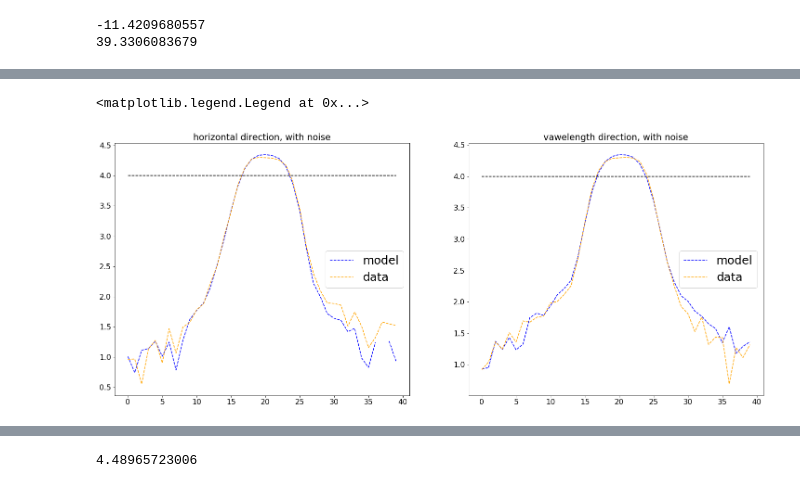
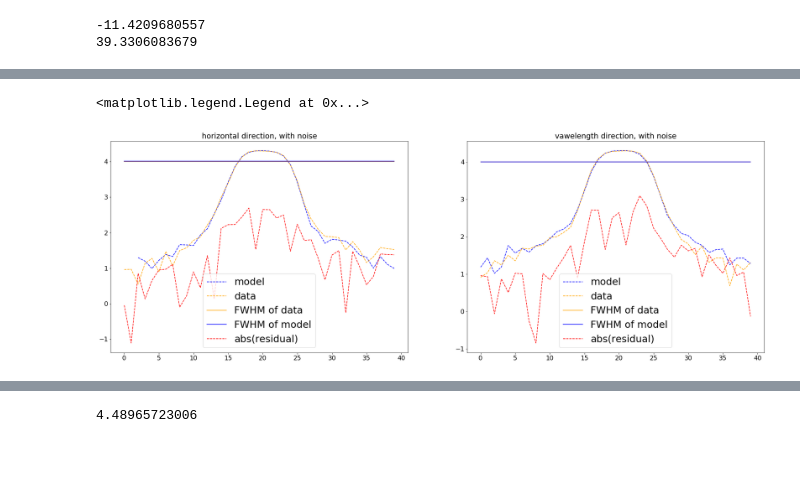
Before and after one commit to Subaru-PFS/dev_2ddrp, a Jupyter notebook: Zernike_Work.ipynb, the cells around one changed output, grey strips where cells are left out. Cells and saved outputs as stored; diff of their text form; code cells hidden in the pictures; blank space fills up the shorter version.

```diff
--- a/Zernike_Work.ipynb
+++ b/Zernike_Work.ipynb
@@ -791,8 +982,8 @@ file.close()
 # %% [markdown]
 ## Analysis
 # %%
-results_of_fit_single=pd.DataFrame(np.zeros((9,len(columns))).reshape(-1,len(columns)),index=['-2','-1.5','-1','-0.5','0','0.5','1','1.5','2'],columns=columns)
-err_results_of_fit_single=pd.DataFrame(np.zeros((9,len(columns))).reshape(-1,len(columns)),index=['-2','-1.5','-1','-0.5','0','0.5','1','1.5','2'],columns=columns)
+results_of_fit_single=pd.DataFrame(np.zeros((10,len(columns))).reshape(-1,len(columns)),index=['-2','-1.5','-1','-0.5','0','0','0.5','1','1.5','2'],columns=columns)
+err_results_of_fit_single=pd.DataFrame(np.zeros((10,len(columns))).reshape(-1,len(columns)),index=['-2','-1.5','-1','-0.5','0','0','0.5','1','1.5','2'],columns=columns)
 # %%
 results_of_fit_single
 # %% [output]
@@ -915,5 +1107,5 @@ array([-0.18050488, -0.02104639, -0.02129827, -0.35078542,  0.03569795,
 # %%
-IMAGES_FOLDER='/Users/nevencaplar/Documents/PFS/Images/Aug15/'
+IMAGES_FOLDER='/Users/nevencaplar/Documents/PFS/Images/'+str(date)+'/'
 
 solution_at_0=[]
 for q in columns:
@@ -923,6 +1115,8 @@ for q in columns:
 
     index_arr=np.array(results_of_fit_single.index.values)
     index_arr=np.array(map(float,index_arr))
+    index_arr_plot=np.copy(index_arr)
+    index_arr_plot[5]=index_arr_plot[5]+0.01
 
     fit_res=[]
     if q[0] == 'z':
@@ -936,7 +1130,7 @@ for q in columns:
 
     solution_at_0.append(fit_res[5])
     plt.figure(figsize=(20,10))
-    plt.errorbar(index_arr,z4_arr,yerr=z4_arr_err,color='blue',fmt='o',elinewidth=2,capsize=10,markeredgewidth=2,label='single fit results')
+    plt.errorbar(index_arr_plot,z4_arr,yerr=z4_arr_err,color='blue',fmt='o',elinewidth=2,capsize=10,markeredgewidth=2,label='single fit results')
     plt.plot(np.linspace(-2.5,2.5,11),fit_res,color='orange',label='fit')
     plt.plot(np.linspace(-2.5,2.5,11),np.zeros((11,1)),'--',color='black')
     plt.plot([0], [fit_res[5]], marker='o', markersize=10, color="red")
@@ -945,6 +1139,8 @@ for q in columns:
     plt.xlabel('defocus lab [mm]',size=30)
     plt.ylabel('defocus model',size=30)
 
+    if not os.path.exists(IMAGES_FOLDER+'Defocus/'):
+        os.makedirs(IMAGES_FOLDER+'Defocus/')
     plt.savefig(IMAGES_FOLDER+'Defocus/'+str(q))
     plt.close()
 
@@ -956,6 +1162,10 @@ obs='8600'
 single_number='55'
 image_index=int(single_number)
 eps=1
+date='Aug21'
+
+RESULT_FOLDER='/Users/nevencaplar/Documents/PFS/TigerAnalysis/ResultsFromTiger/'+date+'/'
+
 
 if obs=='8600':
     sci_image=np.load("/Users/nevencaplar/Documents/PFS/TigerAnalysis/CutsForTigerAug15/sci"+str(obs)+str(image_index)+'Stacked_Cleaned_Dithered.npy')
@@ -970,7 +1180,7 @@ columns=['z4','z5','z6','z7','z8','z9','z10','z11',
                       'radiometricEffect','radiometricExponent',
                       'x_ilum','y_ilum','minorAxis','pupilAngle',
                       'grating_lines','scattering_radius','scattering_slope','scattering_amplitude',
-                      'pixel_effect','flux']
+                      'pixel_effect','fiber_r','flux']
 method='P'
 # This is for May2 run
 #chain=np.load('/Users/nevencaplar/Documents/PFS/TigerAnalysis/ResultsFromTiger/May3/chainMay2_512_'+str(obs)+str(single_number)+'.npy')
@@ -978,8 +1188,8 @@ method='P'
 #likechain=np.load('/Users/nevencaplar/Documents/PFS/TigerAnalysis/ResultsFromTiger/May3/likechainMay2_512_'+str(obs)+str(single_number)+'.npy')
 
 # This is for May3 run
-chain_Emcee1=np.load(RESULT_FOLDER+'chainAug15_Single_'+str(method)+'_'+str(obs)+str(single_number)+str(eps)+'Emcee1.npy')
-likechain_Emcee1=np.load(RESULT_FOLDER+'likechainAug15_Single_'+str(method)+'_'+str(obs)+str(single_number)+str(eps)+'Emcee1.npy')
+chain_Emcee1=np.load(RESULT_FOLDER+'chain'+str(date)+'_Single_'+str(method)+'_'+str(obs)+str(single_number)+str(eps)+'Emcee1.npy')
+likechain_Emcee1=np.load(RESULT_FOLDER+'likechain'+str(date)+'_Single_'+str(method)+'_'+str(obs)+str(single_number)+str(eps)+'Emcee1.npy')
 
 # get chain number 0, which is has lowest temperature
 likechain0_Emcee1=likechain_Emcee1[0]
@@ -988,8 +1198,8 @@ chain0_Emcee1=chain_Emcee1[0]
 chain0_Emcee1.shape
 
 
-chain_Emcee2=np.load(RESULT_FOLDER+'chainAug15_Single_'+str(method)+'_'+str(obs)+str(single_number)+str(eps)+'Emcee2.npy')
-likechain_Emcee2=np.load(RESULT_FOLDER+'likechainAug15_Single_'+str(method)+'_'+str(obs)+str(single_number)+str(eps)+'Emcee2.npy')
+chain_Emcee2=np.load(RESULT_FOLDER+'chain'+str(date)+'_Single_'+str(method)+'_'+str(obs)+str(single_number)+str(eps)+'Emcee2.npy')
+likechain_Emcee2=np.load(RESULT_FOLDER+'likechain'+str(date)+'_Single_'+str(method)+'_'+str(obs)+str(single_number)+str(eps)+'Emcee2.npy')
 
 # get chain number 0, which is has lowest temperature
 likechain0_Emcee2=likechain_Emcee2[0]
@@ -997,8 +1207,8 @@ chain0_Emcee2=chain_Emcee2[0]
 # check the shape of the chain (number of walkers, number of steps, number of parameters)
 chain0_Emcee2.shape
 
-chain_Emcee3=np.load(RESULT_FOLDER+'chainAug15_Single_'+str(method)+'_'+str(obs)+str(single_number)+str(eps)+'Emcee3.npy')
-likechain_Emcee3=np.load(RESULT_FOLDER+'likechainAug15_Single_'+str(method)+'_'+str(obs)+str(single_number)+str(eps)+'Emcee3.npy')
+chain_Emcee3=np.load(RESULT_FOLDER+'chain'+str(date)+'_Single_'+str(method)+'_'+str(obs)+str(single_number)+str(eps)+'Emcee3.npy')
+likechain_Emcee3=np.load(RESULT_FOLDER+'likechain'+str(date)+'_Single_'+str(method)+'_'+str(obs)+str(single_number)+str(eps)+'Emcee3.npy')
 
 # get chain number 0, which is has lowest temperature
 likechain0_Emcee3=likechain_Emcee3[0]
@@ -1220,19 +1437,23 @@ plt.legend(fontsize=25)
 # %%
-plt.figure(figsize=(25,10))
+plt.figure(figsize=(30,10))
 
 plt.subplot(121)
 plt.title('horizontal direction, with noise')
 plt.plot(np.array(range(40)),np.log10(res_iapetus[20]+artifical_noise[20]),'blue',linestyle='--',label='model')
 plt.plot(np.array(range(40)),np.log10(np.abs(sci_image[20])),'orange',linestyle='--',label='data')
-plt.plot(np.array(range(40)),np.ones(40)*np.log10(np.max(sci_image[:,20])*(1/2)),'--',color='black')
+plt.plot(np.array(range(40)),np.ones(40)*np.log10(np.max(sci_image[20]*(1/2))),'-',color='orange',label='FWHM of data')
+plt.plot(np.array(range(40)),np.ones(40)*np.log10(np.max(res_iapetus[20]*(1/2))),'-',color='blue',label='FWHM of model')
+plt.plot(np.array(range(40)),np.log10(np.abs(res_iapetus[20]-sci_image[20])),'red',linestyle='--',label='abs(residual)')
 plt.legend(fontsize=25)
 
 plt.subplot(122)
 plt.title('vawelength direction, with noise')
 plt.plot(np.array(range(40)),np.log10(res_iapetus[:,20]+artifical_noise[:,20]),'blue',linestyle='--',label='model')
 plt.plot(np.array(range(40)),np.log10(np.abs(sci_image[:,20])),'orange',linestyle='--',label='data')
-plt.plot(np.array(range(40)),np.ones(40)*np.log10(np.max(sci_image[:,20])*(1/2)),'--',color='black')
+plt.plot(np.array(range(40)),np.ones(40)*np.log10(np.max(sci_image[:,20]*(1/2))),'-',color='orange',label='FWHM of data')
+plt.plot(np.array(range(40)),np.ones(40)*np.log10(np.max(res_iapetus[:,20]*(1/2))),'-',color='blue',label='FWHM of model')
+plt.plot(np.array(range(40)),np.log10(np.abs(res_iapetus[:,20]-sci_image[:,20])),'red',linestyle='--',label='abs(residual)')
 plt.legend(fontsize=25)
 # %% [output]
 <matplotlib.legend.Legend at 0x...>
-[figure, old version]
+[figure, new version]
```
Also changed, not shown: parts of 40 cells of this notebook, 1 other file.
